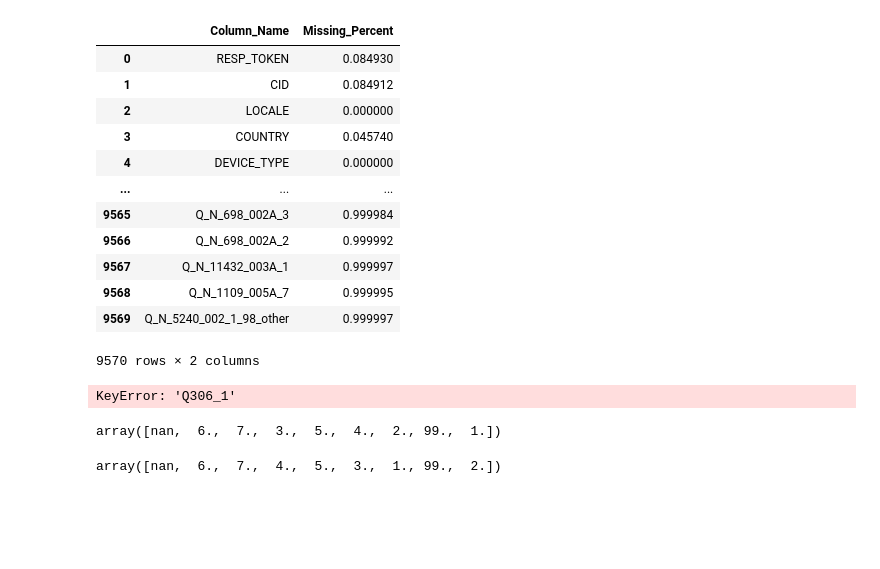
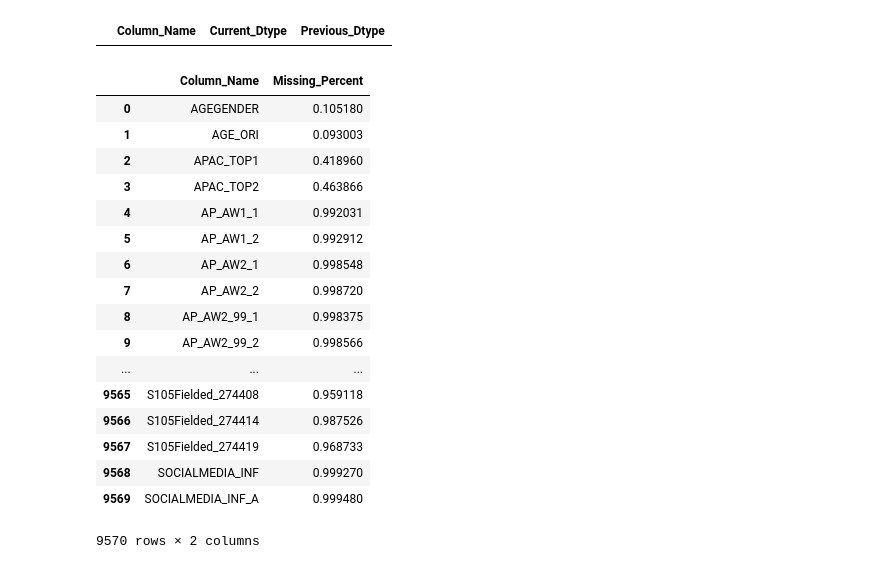
Before and after one commit to RepTrak/qa_crt_raw, a Jupyter notebook: test.ipynb, the cells around one changed output. Drawn from its saved outputs; the diff is of its cells as text; code cells hidden in the pictures; blank space fills up the shorter version.

```diff
--- a/test.ipynb
+++ b/test.ipynb
@@ -144,28 +134,25 @@ df_missing_val_percent = qa_crt_raw.get_missing_val_percent(df_cur_json)
-# %%
-df_missing_val_percent
-# %% [output]
-|  | Column_Name | Missing_Percent |
-| 0 | RESP_TOKEN | 0.084930 |
-| 1 | CID | 0.084912 |
-| 2 | LOCALE | 0.000000 |
-| 3 | COUNTRY | 0.045740 |
-| 4 | DEVICE_TYPE | 0.000000 |
-| ... | ... | ... |
-| 9565 | Q_N_698_002A_3 | 0.999984 |
-| 9566 | Q_N_698_002A_2 | 0.999992 |
-| 9567 | Q_N_11432_003A_1 | 0.999997 |
-| 9568 | Q_N_1109_005A_7 | 0.999995 |
-| 9569 | Q_N_5240_002_1_98_other | 0.999997 |
-9570 rows × 2 columns
-# %%
-dict_new_uni_val['Q306_1']
-# %% [output]
-KeyError: 'Q306_1'
-# %%
-df_cur_json['Q306_1'].unique()
-# %% [output]
-array([nan,  6.,  7.,  3.,  5.,  4.,  2., 99.,  1.])
-# %%
-df_lst_json['Q306_1'].unique()
-# %% [output]
-array([nan,  6.,  7.,  4.,  5.,  3.,  1., 99.,  2.])
+# %%
+df_dtype_diff
+# %% [output]
+|  | Column_Name | Current_Dtype | Previous_Dtype |
+# %%
+df_cur_missing_val_perc
+# %% [output]
+|  | Column_Name | Missing_Percent |
+| 0 | AGEGENDER | 0.105180 |
+| 1 | AGE_ORI | 0.093003 |
+| 2 | APAC_TOP1 | 0.418960 |
+| 3 | APAC_TOP2 | 0.463866 |
+| 4 | AP_AW1_1 | 0.992031 |
+| 5 | AP_AW1_2 | 0.992912 |
+| 6 | AP_AW2_1 | 0.998548 |
+| 7 | AP_AW2_2 | 0.998720 |
+| 8 | AP_AW2_99_1 | 0.998375 |
+| 9 | AP_AW2_99_2 | 0.998566 |
+| ... | ... | ... |
+| 9565 | S105Fielded_274408 | 0.959118 |
+| 9566 | S105Fielded_274414 | 0.987526 |
+| 9567 | S105Fielded_274419 | 0.968733 |
+| 9568 | SOCIALMEDIA_INF | 0.999270 |
+| 9569 | SOCIALMEDIA_INF_A | 0.999480 |
+9570 rows × 2 columns
```
Also changed, not shown: parts of 14 cells of this notebook, 1 other file.
